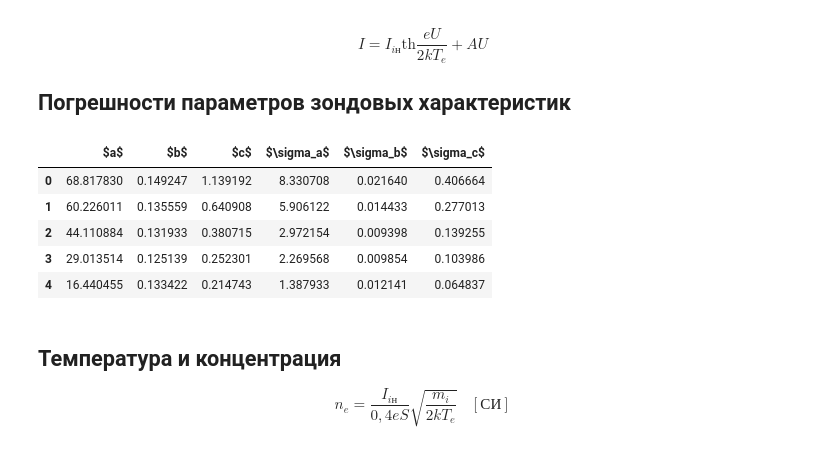
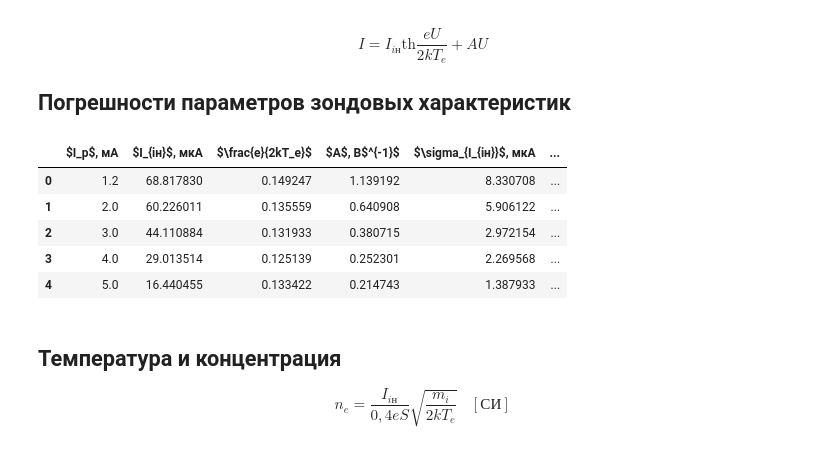
Before and after one commit to iudovin/labs, a Jupyter notebook: calc3-5-1.ipynb, the cells around one changed output. Drawn from its saved outputs; the diff is of its cells as text; code cells hidden in the pictures.

```diff
--- a/calc3-5-1.ipynb
+++ b/calc3-5-1.ipynb
@@ -20,6 +20,7 @@ for name in objects:
         data[name[:-4]] = pd.read_csv(name, sep=',', header=None)
 
 print('Data is ready!')
+_display_normal = True
 # %% [output]
 Data is ready!
 # %% [markdown]
@@ -32,15 +33,16 @@ U_1 = p[1]
 sigma_I = 0.02
 sigma_U = 0.05
 
-#create_plot('', r'$I_р$ (мА)', r'$U_1$ (В)', 'L', 2)
-#plt.yticks(np.arange(15, 36, 5))
-#plt.errorbar(I_d, U_1, linestyle='', marker='o', xerr=sigma_I, yerr=sigma_U)
-
-grid = plt.GridSpec(2, 2, wspace=0.4, hspace=0.3)
-p = plt.subplot(grid[0, 1])
-p.set_xlabel('$I_p$ (мА)', fontsize=15)
-p.set_ylabel('$U_1$ (В)', fontsize=15)
-p.errorbar(I_d, U_1, linestyle='', marker='.', xerr=sigma_I, yerr=sigma_U)
+if _display_normal:
+    create_plot('', r'$I_р$ (мА)', r'$U_1$ (В)', 'L', 2)
+    plt.yticks(np.arange(15, 36, 5))
+    plt.errorbar(I_d, U_1, linestyle='', marker='o', xerr=sigma_I, yerr=sigma_U)
+else:
+    grid = plt.GridSpec(2, 2, wspace=0.4, hspace=0.3)
+    p = plt.subplot(grid[0, 1])
+    p.set_xlabel('$I_p$ (мА)', fontsize=15)
+    p.set_ylabel('$U_1$ (В)', fontsize=15)
+    p.errorbar(I_d, U_1, linestyle='', marker='.', xerr=sigma_I, yerr=sigma_U)
 
 R = [(U_1[k] - U_1[k-1]) / (I_d[k] - I_d[k-1]) for k in range(1, len(U_1))]
 R = np.abs(R)
@@ -67,6 +69,8 @@ k = [11, 11, 10, 10, 13]
 
 OPTs = []
 COVs = []
+
+deltaU = []
 
 
 plt.tick_params(axis='both', which='major', labelsize=15)
@@ -101,6 +105,17 @@ for i in range(len(I_d)-1, -1, -1):
     OPTs.append(opt)
     COVs.append(cov)
     g_true = lambda x: g(x, *opt)
+
+    #g_delta = lambda x: g_true(x) - opt[0]
+    #dU = fsolve(g_delta, opt[0])[0]
+    dU = opt[0] / derivative(g_true, 0)
+    deltaU.append(dU)
+
+    # Uncomment to check
+    #plt.plot([-30, 30], [opt[0], opt[0]], linewidth=0.5, color='C'+str(i))
+    #plt.plot([dU, dU], [-150, 150], linewidth=0.5, color='C'+str(i))
+    #plt.plot([0, dU], [0, opt[0]], linewidth=0.5, color='C'+str(i))
+
     x = np.linspace(min(U), max(U), 100)
     plt.plot(x, g_true(x), color='C'+str(i), alpha=0.6)
     lbl = '$I_{{р}}={:.1f}$ мА'.format(I_d[i])
@@ -117,19 +132,24 @@ $$I = I_{iн}\text{th}\frac{eU}{2kT_e}+AU$$
 # %%
 df = []
 for i in range(len(OPTs)):
+    i_d = I_d[i]
     opt = OPTs[i]
     cov = COVs[i]
-    row = [*opt, math.sqrt(cov[0,0]), math.sqrt(cov[1,1]), math.sqrt(cov[2,2])]
+    row = [i_d, *opt, math.sqrt(cov[0,0]), math.sqrt(cov[1,1]), math.sqrt(cov[2,2])]
     df.append(row)
 display(pd.DataFrame(df,
-        columns=['$a$', '$b$', '$c$', '$\sigma_a$', '$\sigma_b$', '$\sigma_c$']))
+        columns=['$I_p$, мА', '$I_{iн}$, мкА', r'$\frac{e}{2kT_e}$', '$A$, В$^{-1}$',
+                 '$\sigma_{I_{iн}}$, мкА', '$\sigma_{e(2kT_e)^{-1}}$', '$\sigma_A$, В$^{-1}$']))
+
+deltaU = np.array(deltaU)
+# display(pd.DataFrame(np.transpose([I_d, deltaU]), columns=['$I_p$, мА', '$\Delta U$, В']))
 # %% [output]
-|  | $a$ | $b$ | $c$ | $\sigma_a$ | $\sigma_b$ | $\sigma_c$ |
-| 0 | 68.817830 | 0.149247 | 1.139192 | 8.330708 | 0.021640 | 0.406664 |
-| 1 | 60.226011 | 0.135559 | 0.640908 | 5.906122 | 0.014433 | 0.277013 |
-| 2 | 44.110884 | 0.131933 | 0.380715 | 2.972154 | 0.009398 | 0.139255 |
-| 3 | 29.013514 | 0.125139 | 0.252301 | 2.269568 | 0.009854 | 0.103986 |
-| 4 | 16.440455 | 0.133422 | 0.214743 | 1.387933 | 0.012141 | 0.064837 |
+|  | $I_p$, мА | $I_{iн}$, мкА | $\frac{e}{2kT_e}$ | $A$, В$^{-1}$ | $\sigma_{I_{iн}}$, мкА | ... |
+| 0 | 1.2 | 68.817830 | 0.149247 | 1.139192 | 8.330708 | ... |
+| 1 | 2.0 | 60.226011 | 0.135559 | 0.640908 | 5.906122 | ... |
+| 2 | 3.0 | 44.110884 | 0.131933 | 0.380715 | 2.972154 | ... |
+| 3 | 4.0 | 29.013514 | 0.125139 | 0.252301 | 2.269568 | ... |
+| 4 | 5.0 | 16.440455 | 0.133422 | 0.214743 | 1.387933 | ... |
 # %% [markdown]
 ## Температура и концентрация
 
```
Also changed, not shown: parts of 8 cells of this notebook.
